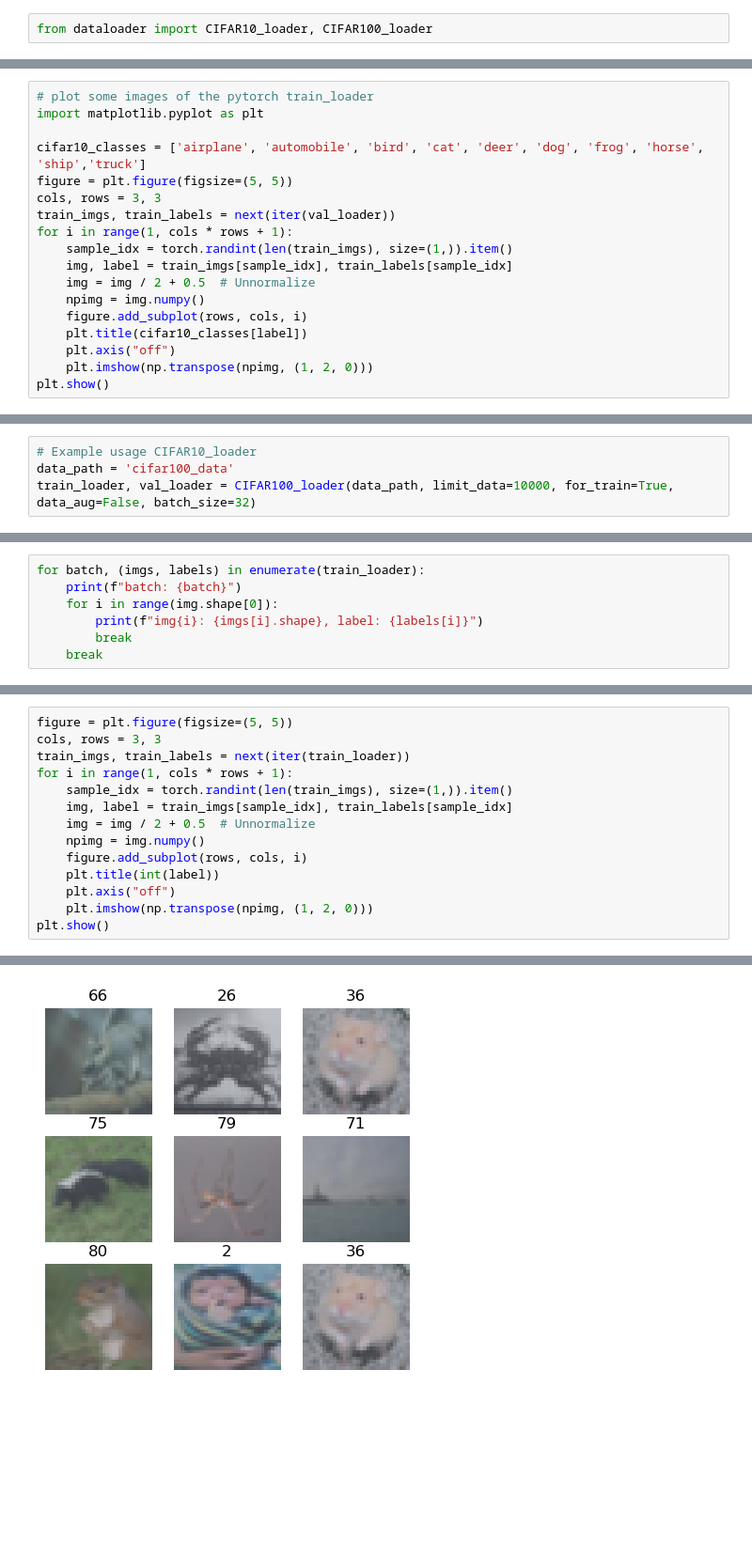
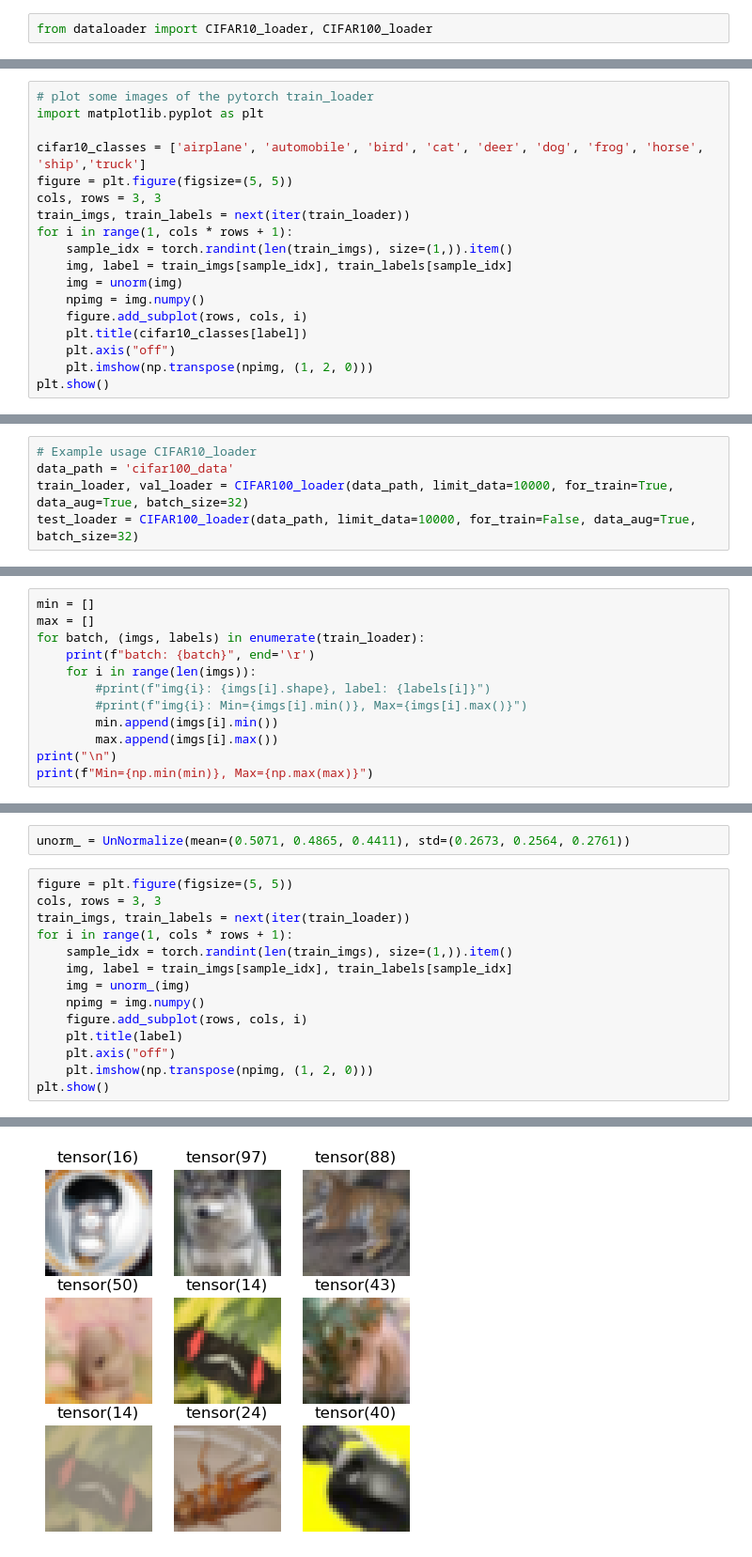
Before and after one commit to DiegoPaezA/qnas_torch, a Jupyter notebook: test_cnn.ipynb, the cells around one changed output, grey strips where cells are left out. Shown at 94% size. Drawn from its saved outputs; the diff is of its cells as text; blank space fills up the shorter version.

```diff
--- a/test_cnn.ipynb
+++ b/test_cnn.ipynb
@@ -466,11 +482,11 @@ import matplotlib.pyplot as plt
 cifar10_classes = ['airplane', 'automobile', 'bird', 'cat', 'deer', 'dog', 'frog', 'horse', 'ship','truck']
 figure = plt.figure(figsize=(5, 5))
 cols, rows = 3, 3
-train_imgs, train_labels = next(iter(val_loader))
+train_imgs, train_labels = next(iter(train_loader))
 for i in range(1, cols * rows + 1):
     sample_idx = torch.randint(len(train_imgs), size=(1,)).item()
     img, label = train_imgs[sample_idx], train_labels[sample_idx]
-    img = img / 2 + 0.5  # Unnormalize
+    img = unorm(img)
     npimg = img.numpy()
     figure.add_subplot(rows, cols, i)
     plt.title(cifar10_classes[label])
@@ -491,5 +498,6 @@ Clipping input data to the valid range for imshow with RGB data ([0..1] for floa
 # %%
 # Example usage CIFAR10_loader
 data_path = 'cifar100_data'
-train_loader, val_loader = CIFAR100_loader(data_path, limit_data=10000, for_train=True, data_aug=False, batch_size=32)
+train_loader, val_loader = CIFAR100_loader(data_path, limit_data=10000, for_train=True, data_aug=True, batch_size=32)
+test_loader = CIFAR100_loader(data_path, limit_data=10000, for_train=False, data_aug=True, batch_size=32)
 # %% [output]
@@ -500,8 +514,13 @@ Files already downloaded and verified
 # %%
+min = []
+max = []
 for batch, (imgs, labels) in enumerate(train_loader):
-    print(f"batch: {batch}")
-    for i in range(img.shape[0]):
-        print(f"img{i}: {imgs[i].shape}, label: {labels[i]}")
-        break
-    break
+    print(f"batch: {batch}", end='\r')
+    for i in range(len(imgs)):
+        #print(f"img{i}: {imgs[i].shape}, label: {labels[i]}")
+        #print(f"img{i}: Min={imgs[i].min()}, Max={imgs[i].max()}")
+        min.append(imgs[i].min())
+        max.append(imgs[i].max())
+print("\n")
+print(f"Min={np.min(min)}, Max={np.max(max)}")
 # %% [output]
@@ -510,3 +530,5 @@ img0: torch.Size([3, 32, 32]), label: 60
+# %%
+unorm_ = UnNormalize(mean=(0.5071, 0.4865, 0.4411), std=(0.2673, 0.2564, 0.2761))
 # %%
 figure = plt.figure(figsize=(5, 5))
 cols, rows = 3, 3
@@ -514,10 +536,10 @@ train_imgs, train_labels = next(iter(train_loader))
 for i in range(1, cols * rows + 1):
     sample_idx = torch.randint(len(train_imgs), size=(1,)).item()
     img, label = train_imgs[sample_idx], train_labels[sample_idx]
-    img = img / 2 + 0.5  # Unnormalize
+    img = unorm_(img)
     npimg = img.numpy()
     figure.add_subplot(rows, cols, i)
-    plt.title(int(label))
+    plt.title(label)
     plt.axis("off")
     plt.imshow(np.transpose(npimg, (1, 2, 0)))
 plt.show()
@@ -525 +556 @@ plt.show()
-[figure, old version]
+[figure, new version]
```
Also changed, not shown: parts of 10 cells of this notebook.
